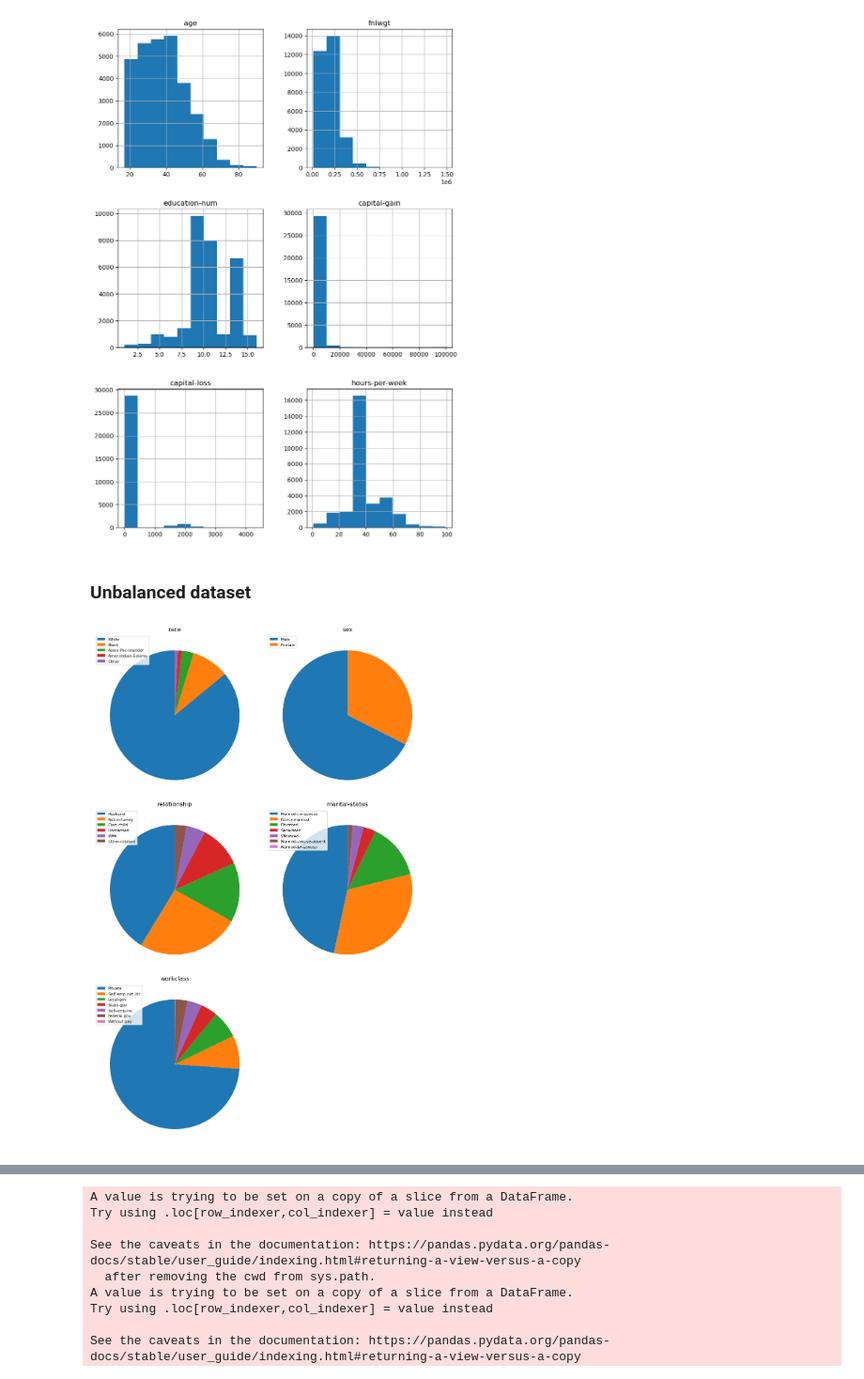
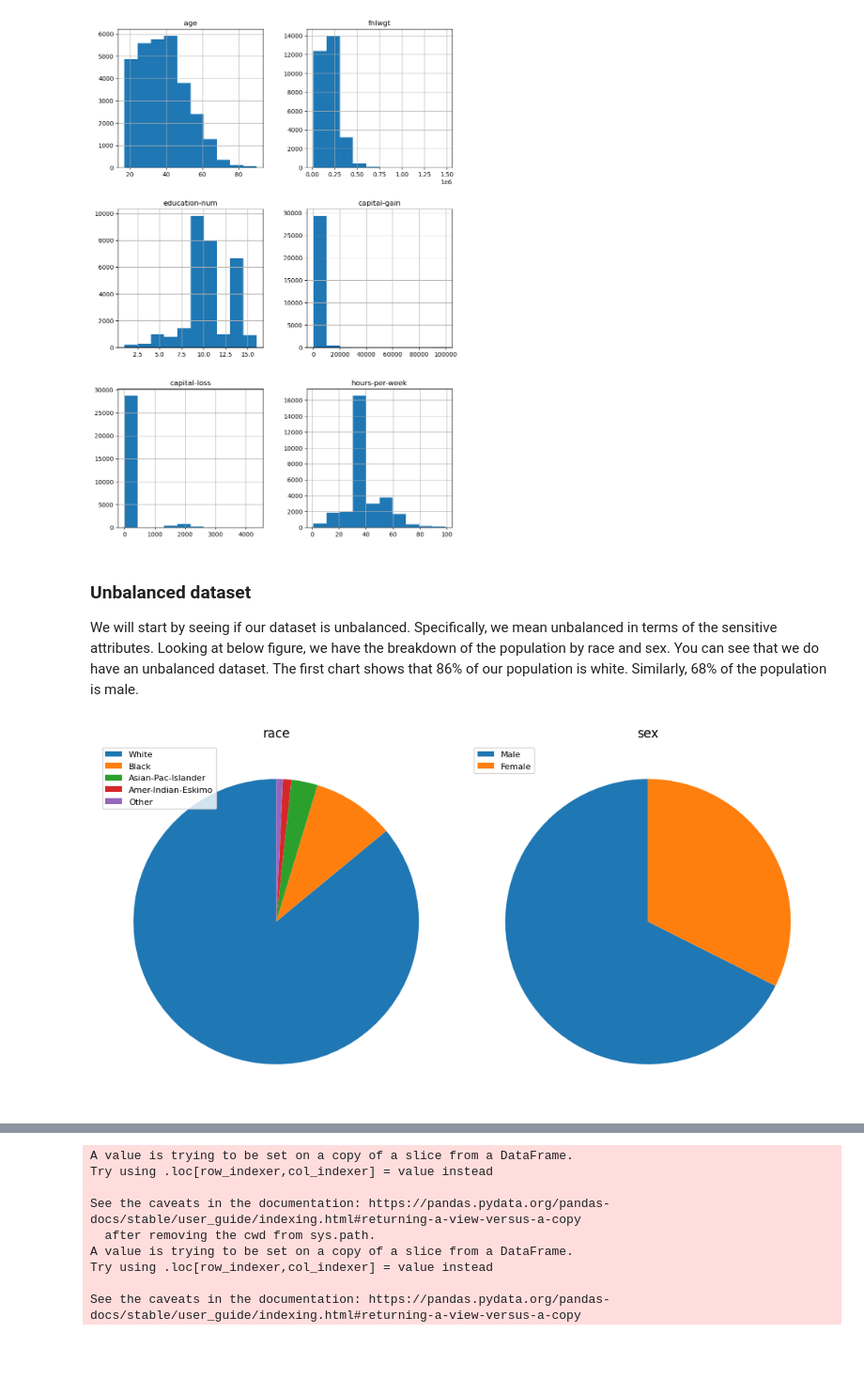
Before and after one commit to samiulengineer/sagan_fair_classifier, a Jupyter notebook: project/visualization.ipynb, the cells around one changed output, grey strips where cells are left out. Shown at 94% size. Saved outputs shown, nothing was run; the diff lists cells and outputs as text; code cells hidden in the pictures; blank space fills up the shorter version.

```diff
--- a/project/visualization.ipynb
+++ b/project/visualization.ipynb
@@ -17,13 +17,14 @@ pathlib.Path(config['visualization_dir']).mkdir(
 # %% [markdown]
 ### Read dataset
 # %%
+# defining the column name
 names = ['age','workclass','fnlwgt','education','education-num',
         'marital-status','occupation','relationship','race','sex',
         'capital-gain','capital-loss','hours-per-week','native-country',
         'y']
 
-#Load dataset
-df = pd.read_csv('/home/mdsamiul/github_project/fair_classifier_ml/data/adult.data',names=names,na_values='?', sep=r'\s*,\s*')
+# load dataset      # /home/mdsamiul/github_project/fair_classifier_ml/data/adult.data
+df = pd.read_csv('E:/canada syntex/Github/fair_classifier_ml/data/adult.data',names=names,na_values='?', sep=r'\s*,\s*')
 df = df.dropna() # remove missing value
 
 print("Length of the dataset: ",len(df))
@@ -124,25 +141,27 @@ array([[<AxesSubplot:title={'center':'age'}>,
        [<AxesSubplot:title={'center':'capital-loss'}>,
         <AxesSubplot:title={'center':'hours-per-week'}>]], dtype=object)
 [figure]
-# %% [markdown]
-### Unbalanced dataset
+# %% [markdown]
+### Unbalanced dataset
+
+We will start by seeing if our dataset is unbalanced. Specifically, we mean unbalanced in terms of the sensitive attributes. Looking at below figure, we have the breakdown of the population by race and sex. You can see that we do have an unbalanced dataset. The first chart shows that 86% of our population is white. Similarly, 68% of the population is male.
 # %%
-# 'native-country','occupation','education',
-col = ['race', 'sex',  'relationship', 'marital-status', 'workclass']
+# 'native-country','occupation','education', 'relationship', 'marital-status', 'workclass'
+col = ['race', 'sex']
 
 plt.figure(figsize=(10, 15))
 
 len = 1
 for i in col:
     plt.subplot(320+len)
     counts = df[i].value_counts()
     labels = counts.index
     plt.pie(counts, startangle=90)
     plt.legend(labels, loc=2, fontsize=8)
     plt.title(i, size=12)
     len = len + 1
 
 plt.tight_layout()
 plt.savefig(config['visualization_dir']+'unbalnced_datsets.png' ,format='png', bbox_inches='tight', dpi=150)
 # %% [output]
-[figure, old version]
+[figure, new version]
```
Also changed, not shown: parts of 16 cells of this notebook.
